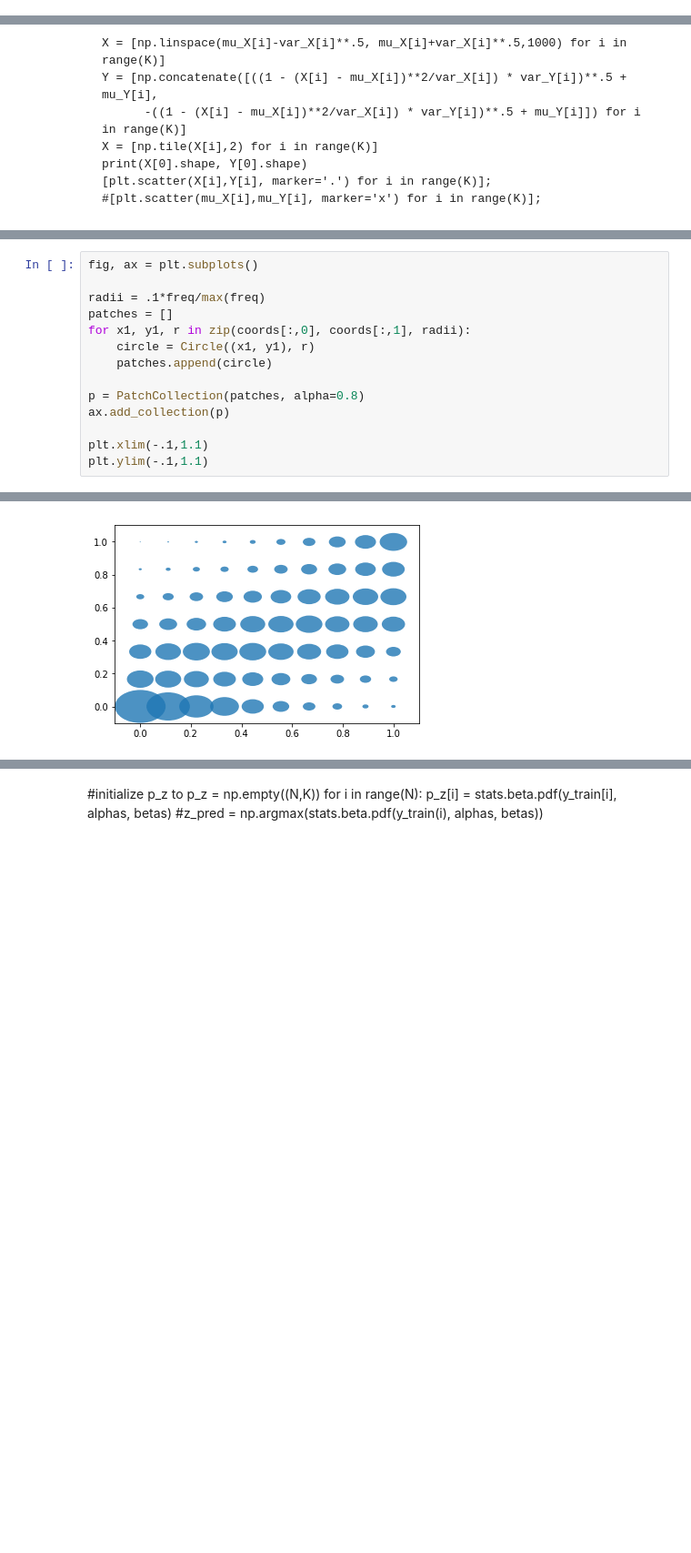
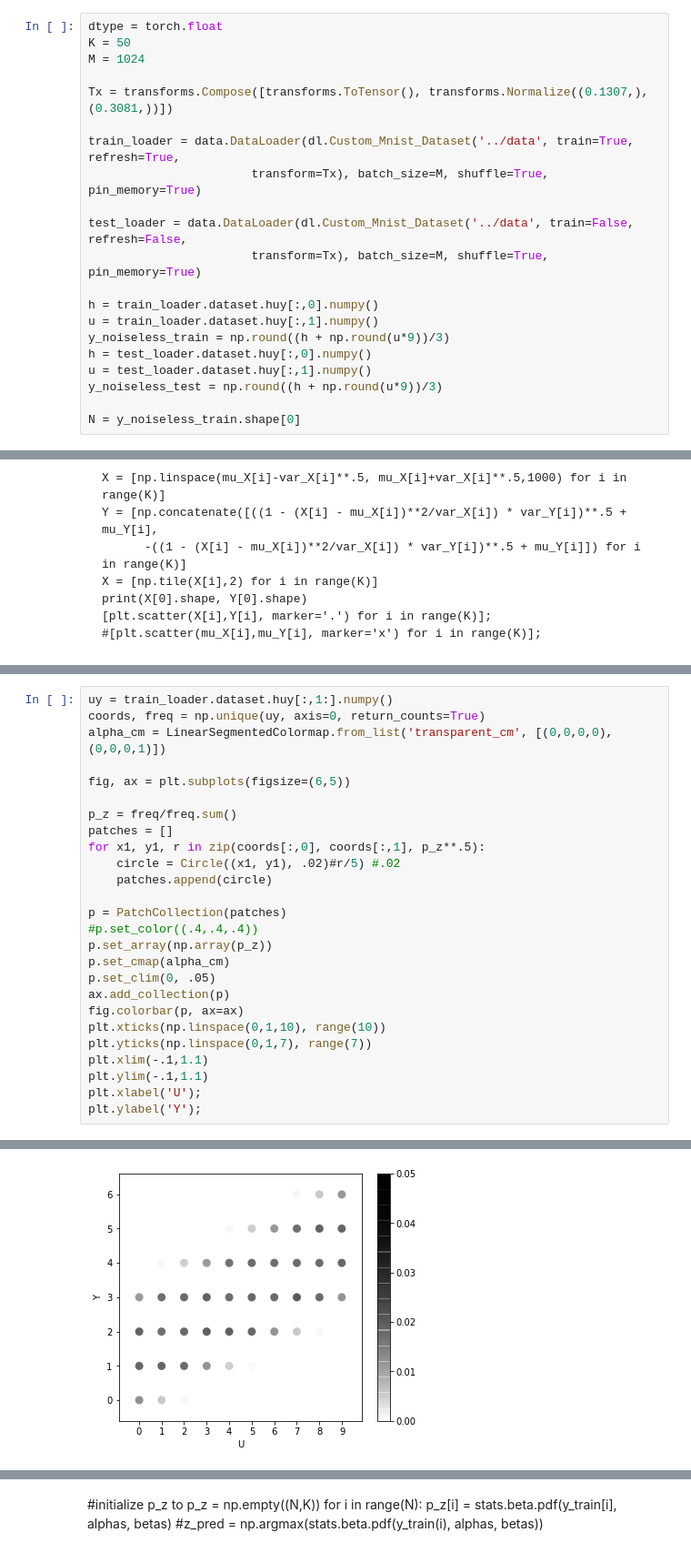
Before and after one commit to clintonjwang/conditional_nets, a Jupyter notebook: mnist_model.ipynb, the cells around one changed output, grey strips where cells are left out. Shown at 91% size. Saved outputs shown, nothing was run; the diff lists cells and outputs as text; blank space fills up the shorter version.

Commit message:
refactor, dataset

```diff
--- a/mnist_model.ipynb
+++ b/mnist_model.ipynb
@@ -50,0 +57,21 @@ N = len(y_train)
+# %%
+dtype = torch.float
+K = 50
+M = 1024
+
+Tx = transforms.Compose([transforms.ToTensor(), transforms.Normalize((0.1307,), (0.3081,))])
+
+train_loader = data.DataLoader(dl.Custom_Mnist_Dataset('../data', train=True, refresh=True,
+                       transform=Tx), batch_size=M, shuffle=True, pin_memory=True)
+
+test_loader = data.DataLoader(dl.Custom_Mnist_Dataset('../data', train=False, refresh=False,
+                       transform=Tx), batch_size=M, shuffle=True, pin_memory=True)
+
+h = train_loader.dataset.huy[:,0].numpy()
+u = train_loader.dataset.huy[:,1].numpy()
+y_noiseless_train = np.round((h + np.round(u*9))/3)
+h = test_loader.dataset.huy[:,0].numpy()
+u = test_loader.dataset.huy[:,1].numpy()
+y_noiseless_test = np.round((h + np.round(u*9))/3)
+
+N = y_noiseless_train.shape[0]
@@ -325,15 +300,27 @@ from matplotlib.patches import Circle, Ellipse
 # %%
-fig, ax = plt.subplots()
+uy = train_loader.dataset.huy[:,1:].numpy()
+coords, freq = np.unique(uy, axis=0, return_counts=True)
+alpha_cm = LinearSegmentedColormap.from_list('transparent_cm', [(0,0,0,0), (0,0,0,1)])
 
-radii = .1*freq/max(freq)
+fig, ax = plt.subplots(figsize=(6,5))
+
+p_z = freq/freq.sum()
 patches = []
-for x1, y1, r in zip(coords[:,0], coords[:,1], radii):
-    circle = Circle((x1, y1), r)
+for x1, y1, r in zip(coords[:,0], coords[:,1], p_z**.5):
+    circle = Circle((x1, y1), .02)#r/5) #.02
     patches.append(circle)
 
-p = PatchCollection(patches, alpha=0.8)
+p = PatchCollection(patches)
+#p.set_color((.4,.4,.4))
+p.set_array(np.array(p_z))
+p.set_cmap(alpha_cm)
+p.set_clim(0, .05)
 ax.add_collection(p)
-
+fig.colorbar(p, ax=ax)
+plt.xticks(np.linspace(0,1,10), range(10))
+plt.yticks(np.linspace(0,1,7), range(7))
 plt.xlim(-.1,1.1)
 plt.ylim(-.1,1.1)
+plt.xlabel('U');
+plt.ylabel('Y');
 # %% [output]
@@ -341,2 +327,2 @@ plt.ylim(-.1,1.1)
-[figure, old version]
+[figure, new version]
 # %%
```
Also changed, not shown: parts of 69 cells of this notebook, 2 other files.
